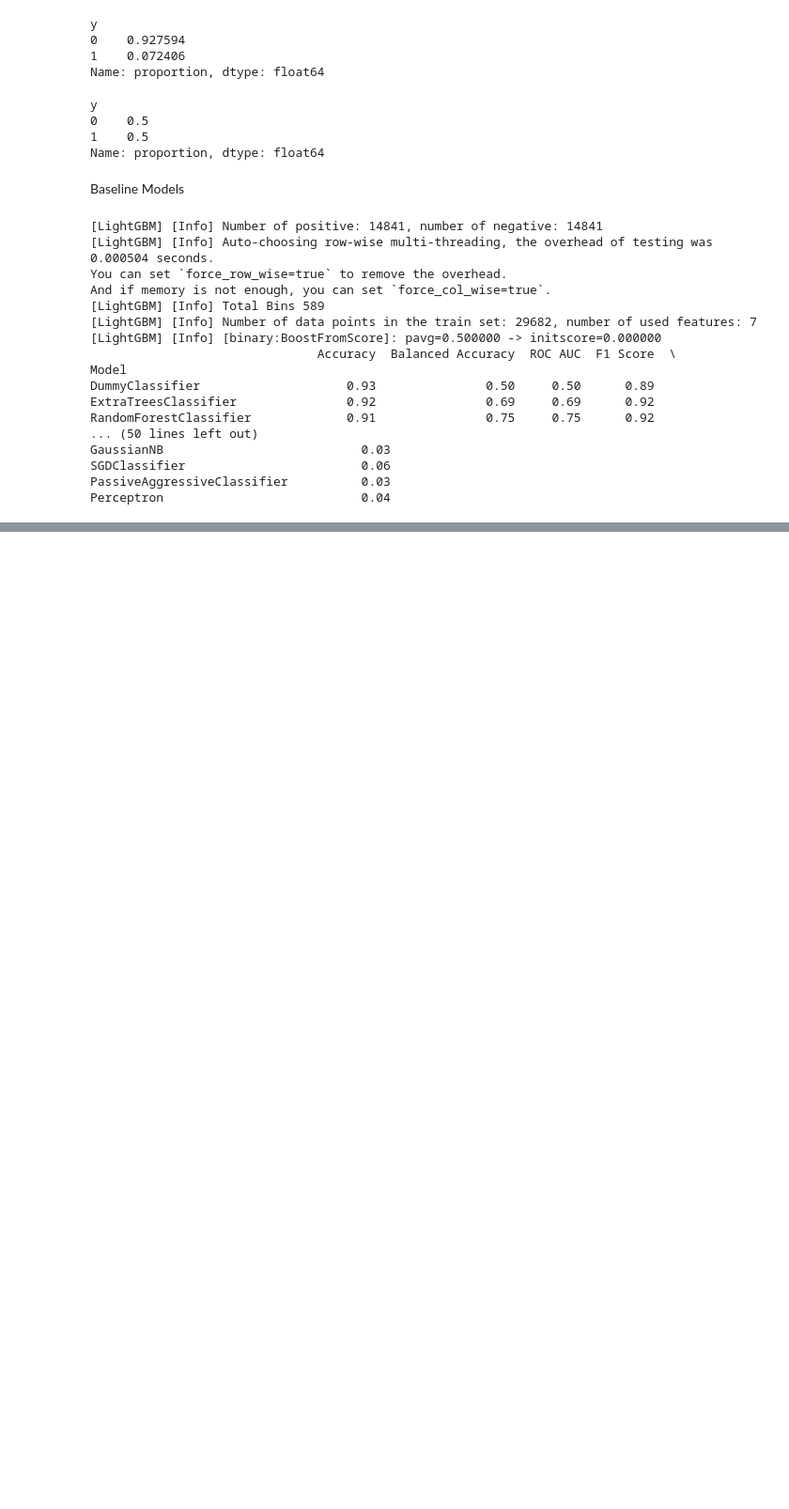
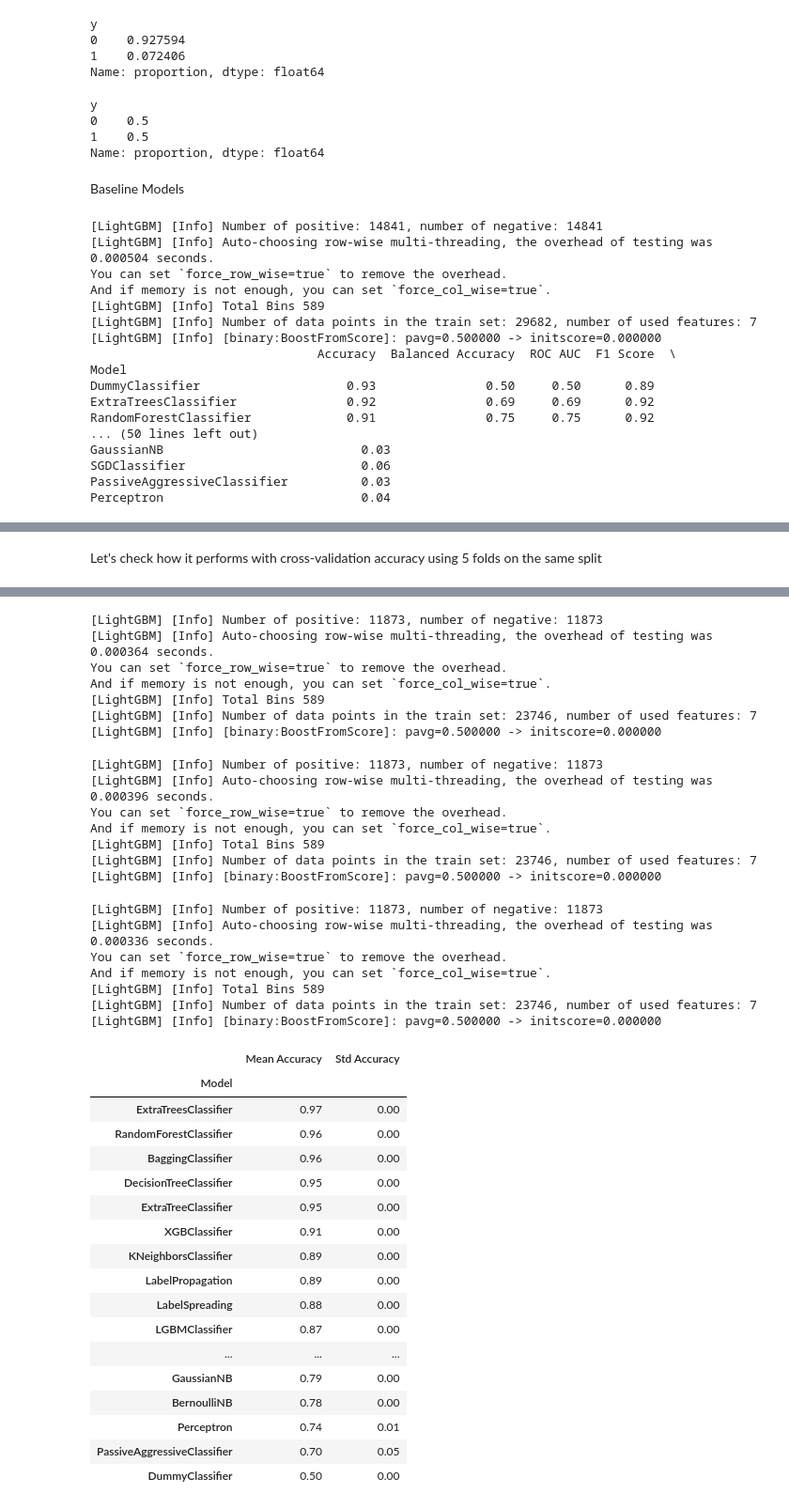
Before and after one commit to FederCO23/Term_Deposit_Marketing_-_tpx4U1BHhRR0IUm9, a Jupyter notebook: TermDepositMarketing.ipynb, the cells around one changed output, grey strips where cells are left out. Shown at 94% size. Cells and saved outputs as stored; diff of their text form; code cells hidden in the pictures; blank space fills up the shorter version.

```diff
--- a/TermDepositMarketing.ipynb
+++ b/TermDepositMarketing.ipynb
@@ -618,0 +624,36 @@ Perceptron                           0.04
+# %% [markdown]
+Let's check how it performs with cross-validation accuracy using 5 folds on the same split
+# %%
+from sklearn.model_selection import StratifiedKFold
+from lazypredict.Supervised import LazyClassifier
+import pandas as pd
+
+# Setup Stratified 5-Fold CV
+kf = StratifiedKFold(n_splits=5, shuffle=True, random_state=42)
+
+# Store accuracy scores from each fold
+scores = []
+
+for train_idx, val_idx in kf.split(X_resampled, y_resampled):
+    X_train_cv, X_val_cv = X_resampled.iloc[train_idx], X_resampled.iloc[val_idx]
+    y_train_cv, y_val_cv = y_resampled.iloc[train_idx], y_resampled.iloc[val_idx]
+
+    clf = LazyClassifier(verbose=0, ignore_warnings=True)
+    models, _ = clf.fit(X_train_cv, X_val_cv, y_train_cv, y_val_cv)
+
+    scores.append(models['Accuracy'])
+
+# Combine fold scores into a DataFrame
+scores_df = pd.concat(scores, axis=1)
+scores_df.columns = [f'Fold {i+1}' for i in range(len(scores))]
+
+# Compute Mean and Std Dev
+scores_df['Mean Accuracy'] = scores_df.mean(axis=1)
+scores_df['Std Accuracy'] = scores_df.std(axis=1)
+
+# Sort by Mean Accuracy
+scores_df = scores_df.sort_values('Mean Accuracy', ascending=False)
+
+# Show result
+display(scores_df[['Mean Accuracy', 'Std Accuracy']])
+# %% [output]
@@ -618,0 +676,39 @@ Perceptron                           0.04
+[LightGBM] [Info] Number of positive: 11873, number of negative: 11873
+[LightGBM] [Info] Auto-choosing row-wise multi-threading, the overhead of testing was 0.000364 seconds.
+You can set `force_row_wise=true` to remove the overhead.
+And if memory is not enough, you can set `force_col_wise=true`.
+[LightGBM] [Info] Total Bins 589
+[LightGBM] [Info] Number of data points in the train set: 23746, number of used features: 7
+[LightGBM] [Info] [binary:BoostFromScore]: pavg=0.500000 -> initscore=0.000000
+[LightGBM] [Info] Number of positive: 11873, number of negative: 11873
+[LightGBM] [Info] Auto-choosing row-wise multi-threading, the overhead of testing was 0.000396 seconds.
+You can set `force_row_wise=true` to remove the overhead.
+And if memory is not enough, you can set `force_col_wise=true`.
+[LightGBM] [Info] Total Bins 589
+[LightGBM] [Info] Number of data points in the train set: 23746, number of used features: 7
+[LightGBM] [Info] [binary:BoostFromScore]: pavg=0.500000 -> initscore=0.000000
+[LightGBM] [Info] Number of positive: 11873, number of negative: 11873
+[LightGBM] [Info] Auto-choosing row-wise multi-threading, the overhead of testing was 0.000336 seconds.
+You can set `force_row_wise=true` to remove the overhead.
+And if memory is not enough, you can set `force_col_wise=true`.
+[LightGBM] [Info] Total Bins 589
+[LightGBM] [Info] Number of data points in the train set: 23746, number of used features: 7
+[LightGBM] [Info] [binary:BoostFromScore]: pavg=0.500000 -> initscore=0.000000
+|  | Mean Accuracy | Std Accuracy |
+| Model |  |  |
+| ExtraTreesClassifier | 0.97 | 0.00 |
+| RandomForestClassifier | 0.96 | 0.00 |
+| BaggingClassifier | 0.96 | 0.00 |
+| DecisionTreeClassifier | 0.95 | 0.00 |
+| ExtraTreeClassifier | 0.95 | 0.00 |
+| XGBClassifier | 0.91 | 0.00 |
+| KNeighborsClassifier | 0.89 | 0.00 |
+| LabelPropagation | 0.89 | 0.00 |
+| LabelSpreading | 0.88 | 0.00 |
+| LGBMClassifier | 0.87 | 0.00 |
+| ... | ... | ... |
+| GaussianNB | 0.79 | 0.00 |
+| BernoulliNB | 0.78 | 0.00 |
+| Perceptron | 0.74 | 0.01 |
+| PassiveAggressiveClassifier | 0.70 | 0.05 |
+| DummyClassifier | 0.50 | 0.00 |
```
Also changed, not shown: parts of 2 cells of this notebook.
